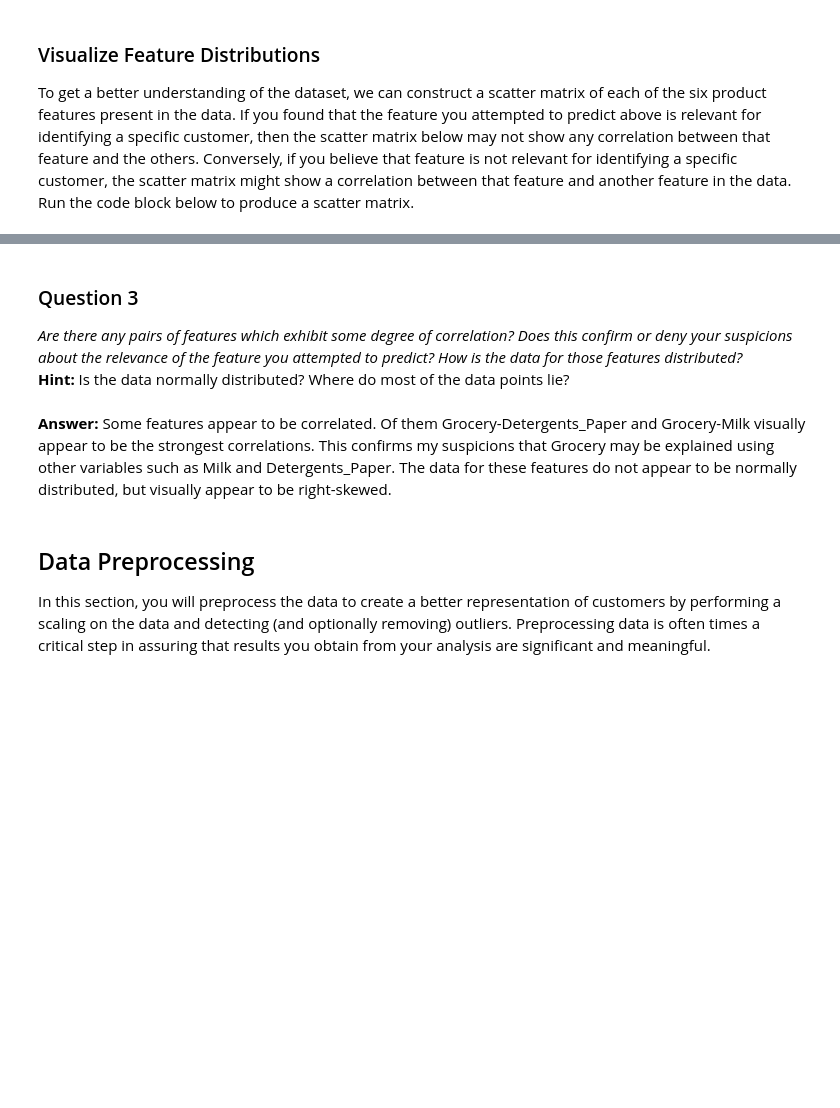
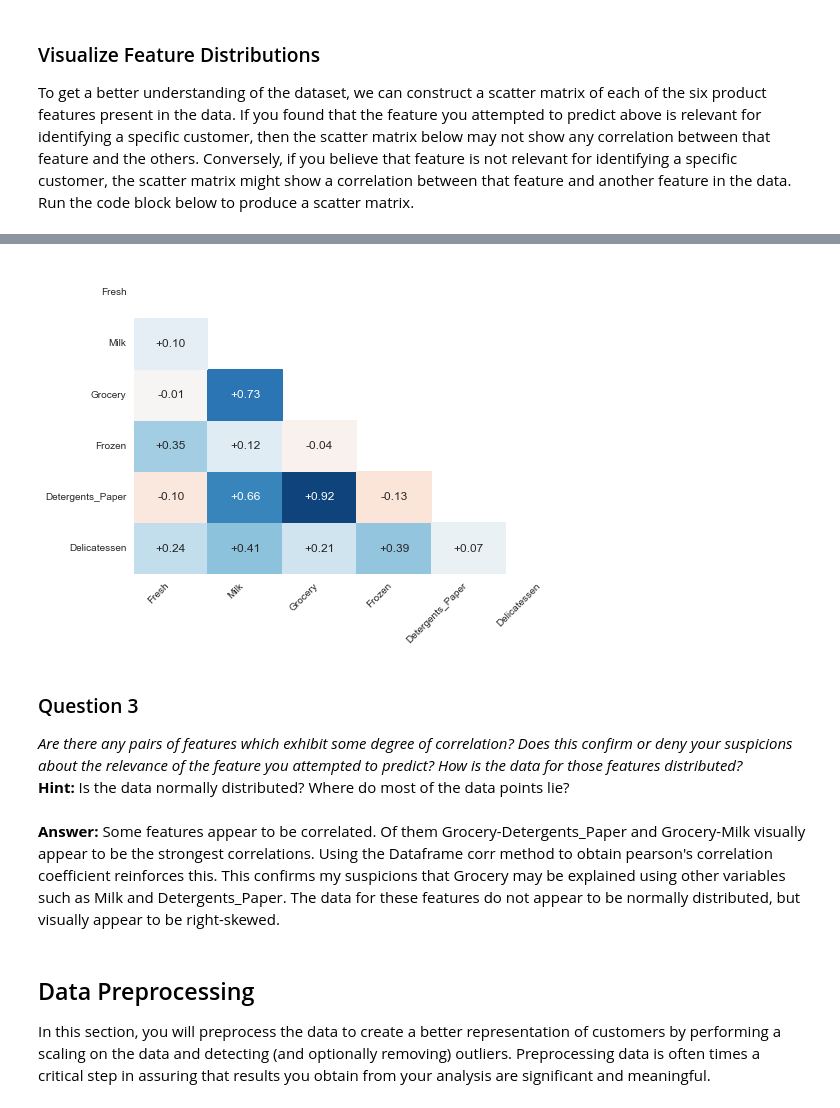
Before and after one commit to mleonardallen/machine-learning, a Jupyter notebook: projects/creating_customer_segments/customer_segments.ipynb, the cells around one changed output, grey strips where cells are left out. Saved outputs shown, nothing was run; the diff lists cells and outputs as text; code cells hidden in the pictures; blank space fills up the shorter version.

```diff
--- a/projects/creating_customer_segments/customer_segments.ipynb
+++ b/projects/creating_customer_segments/customer_segments.ipynb
@@ -129,10 +141,19 @@ pd.scatter_matrix(data, alpha = 0.3, figsize = (14,8), diagonal = 'kde');
+# %%
+corr = data.corr()
+mask = np.zeros_like(corr)
+mask[np.triu_indices_from(mask, 0)] = True
+with sns.axes_style("white"):
+    sns.heatmap(corr, mask=mask, annot=True, cmap='RdBu', fmt='+.2f', cbar=False)
+    plt.xticks(rotation=45, ha='right');
+# %% [output]
+[figure, added]
 # %% [markdown]
 ### Question 3
 *Are there any pairs of features which exhibit some degree of correlation? Does this confirm or deny your suspicions about the relevance of the feature you attempted to predict? How is the data for those features distributed?*
 **Hint:** Is the data normally distributed? Where do most of the data points lie?
 # %% [markdown]
 **Answer:**
-Some features appear to be correlated.  Of them Grocery-Detergents_Paper and Grocery-Milk visually appear to be the strongest correlations.  This confirms my suspicions that Grocery may be explained using other variables such as Milk and Detergents_Paper.  The data for these features do not appear to be normally distributed, but visually appear to be right-skewed.
+Some features appear to be correlated.  Of them Grocery-Detergents_Paper and Grocery-Milk visually appear to be the strongest correlations.  Using the Dataframe corr method to obtain pearson's correlation coefficient reinforces this.  This confirms my suspicions that Grocery may be explained using other variables such as Milk and Detergents_Paper.  The data for these features do not appear to be normally distributed, but visually appear to be right-skewed.
 # %% [markdown]
 ## Data Preprocessing
 In this section, you will preprocess the data to create a better representation of customers by performing a scaling on the data and detecting (and optionally removing) outliers. Preprocessing data is often times a critical step in assuring that results you obtain from your analysis are significant and meaningful.
```
Also changed, not shown: parts of 13 cells of this notebook, 1 other file.
